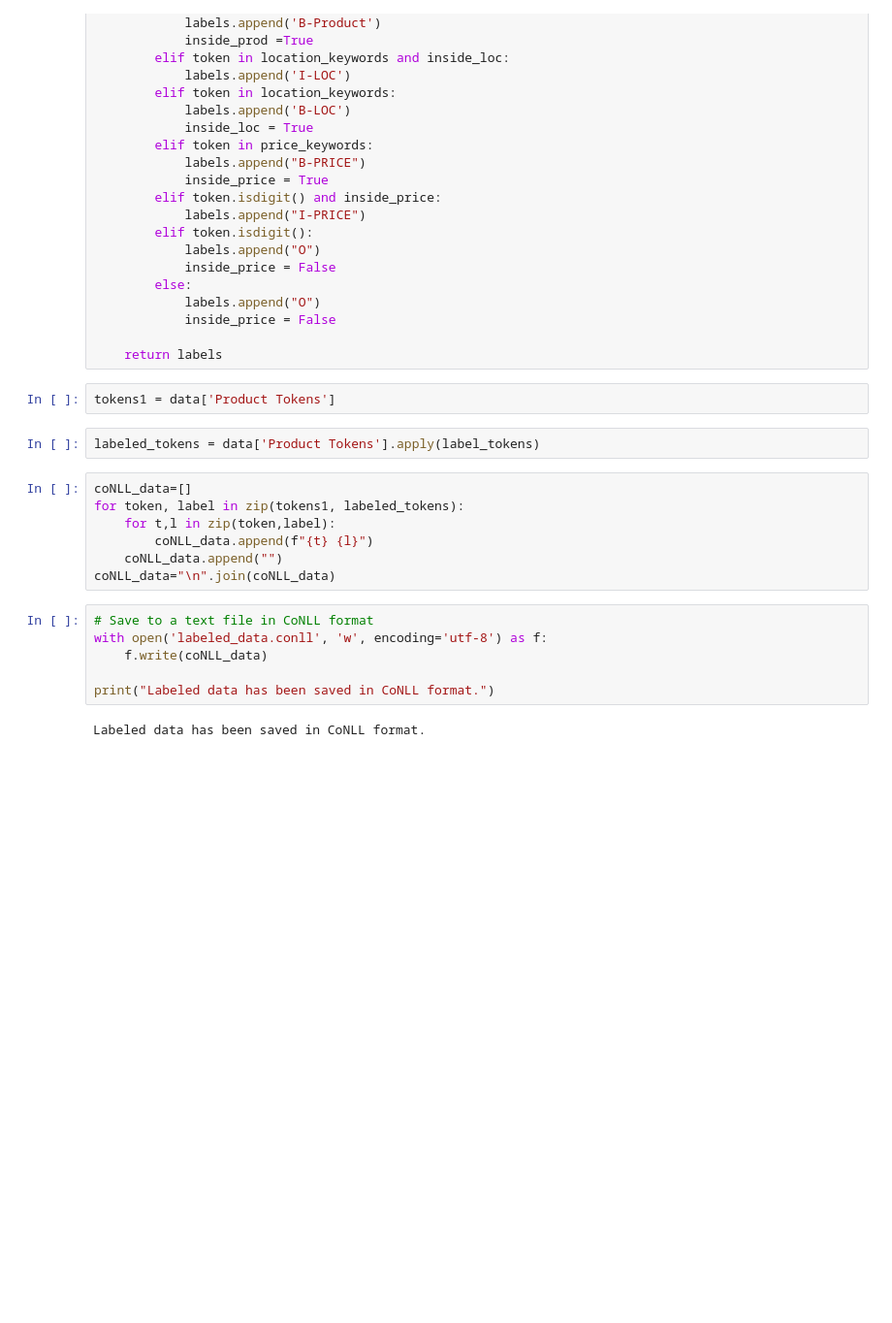
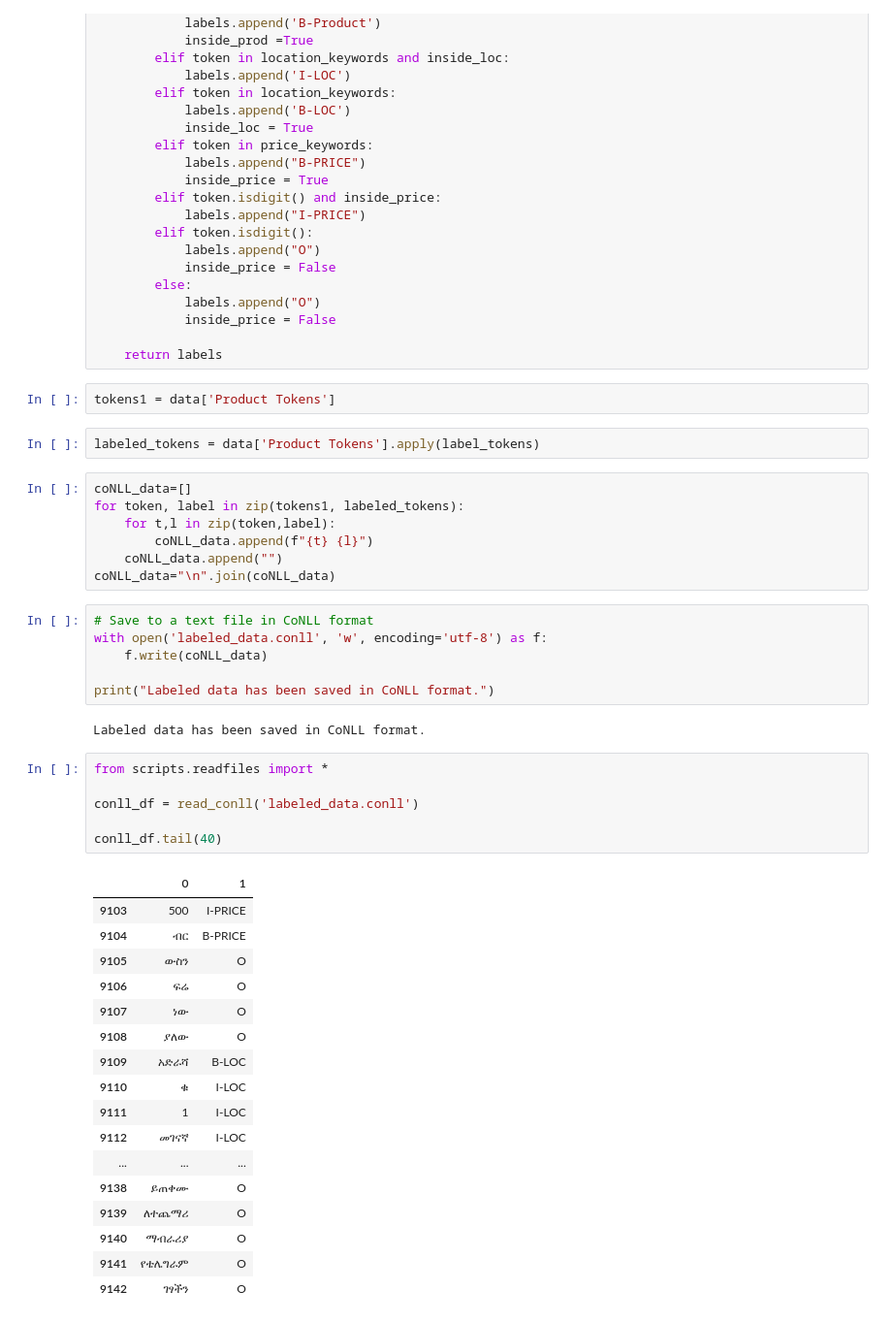
Before and after one commit to amannnnnyyyy/Amharic-NER-for-Telegram, a Jupyter notebook: notebooks/telegramScrapping.ipynb, the cells around one changed output. Shown at 97% size. Drawn from its saved outputs; the diff is of its cells as text; blank space fills up the shorter version.

Commit message:
conll file

```diff
--- a/notebooks/telegramScrapping.ipynb
+++ b/notebooks/telegramScrapping.ipynb
@@ -144,3 +144,27 @@ with open('labeled_data.conll', 'w', encoding='utf-8') as f:
 print("Labeled data has been saved in CoNLL format.")
 # %% [output]
 Labeled data has been saved in CoNLL format.
+# %%
+from scripts.readfiles import *
+
+conll_df = read_conll('labeled_data.conll')
+
+conll_df.tail(40)
+# %% [output]
+|  | 0 | 1 |
+| 9103 | 500 | I-PRICE |
+| 9104 | ብር | B-PRICE |
+| 9105 | ውስን | O |
+| 9106 | ፍሬ | O |
+| 9107 | ነው | O |
+| 9108 | ያለው | O |
+| 9109 | አድራሻ | B-LOC |
+| 9110 | ቁ | I-LOC |
+| 9111 | 1 | I-LOC |
+| 9112 | መገናኛ | I-LOC |
+| ... | ... | ... |
+| 9138 | ይጠቀሙ | O |
+| 9139 | ለተጨማሪ | O |
+| 9140 | ማብራሪያ | O |
+| 9141 | የቴሌግራም | O |
+| 9142 | ገፃችን | O |
```
Also changed, not shown: 1 other file.
